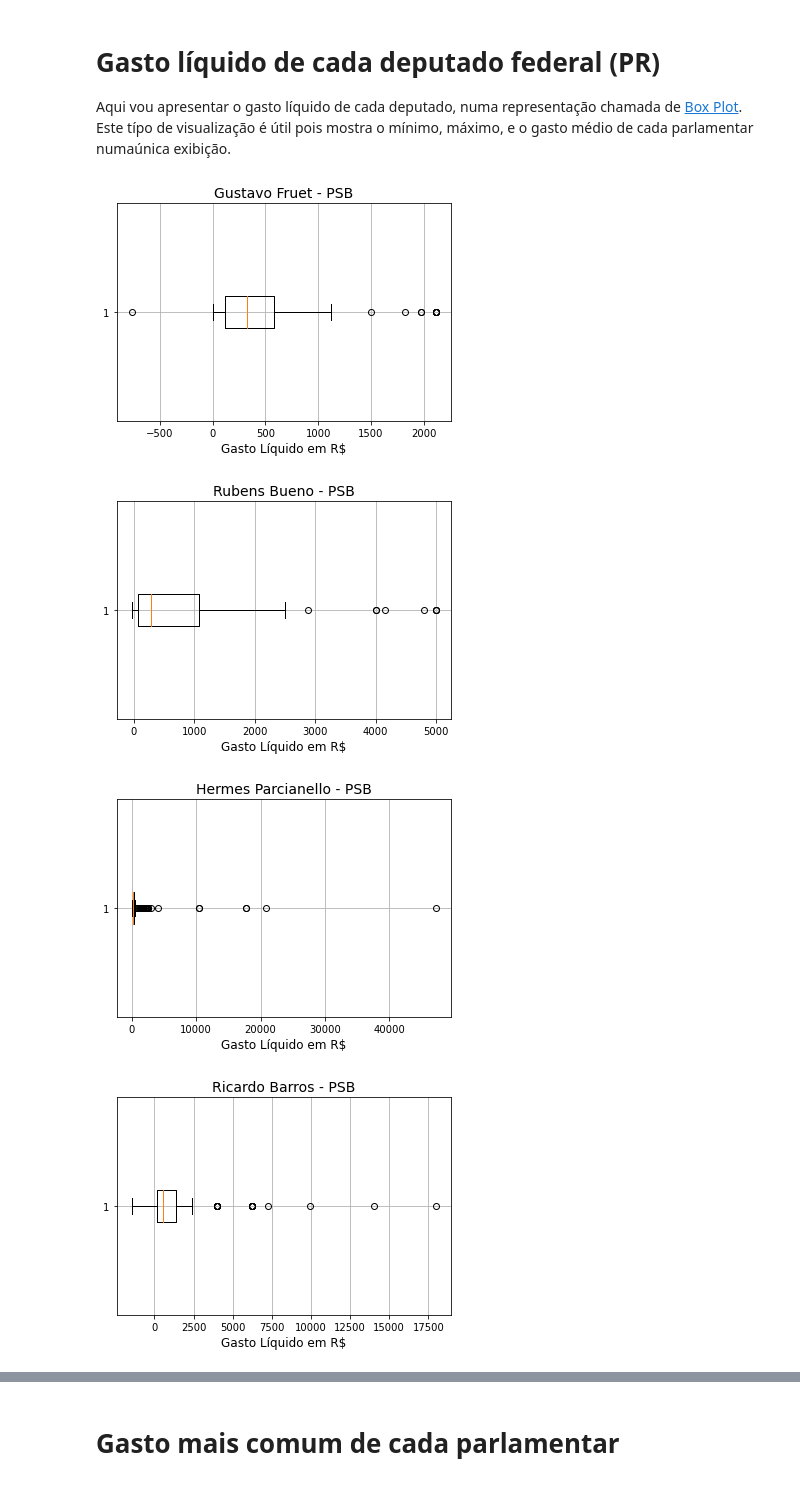
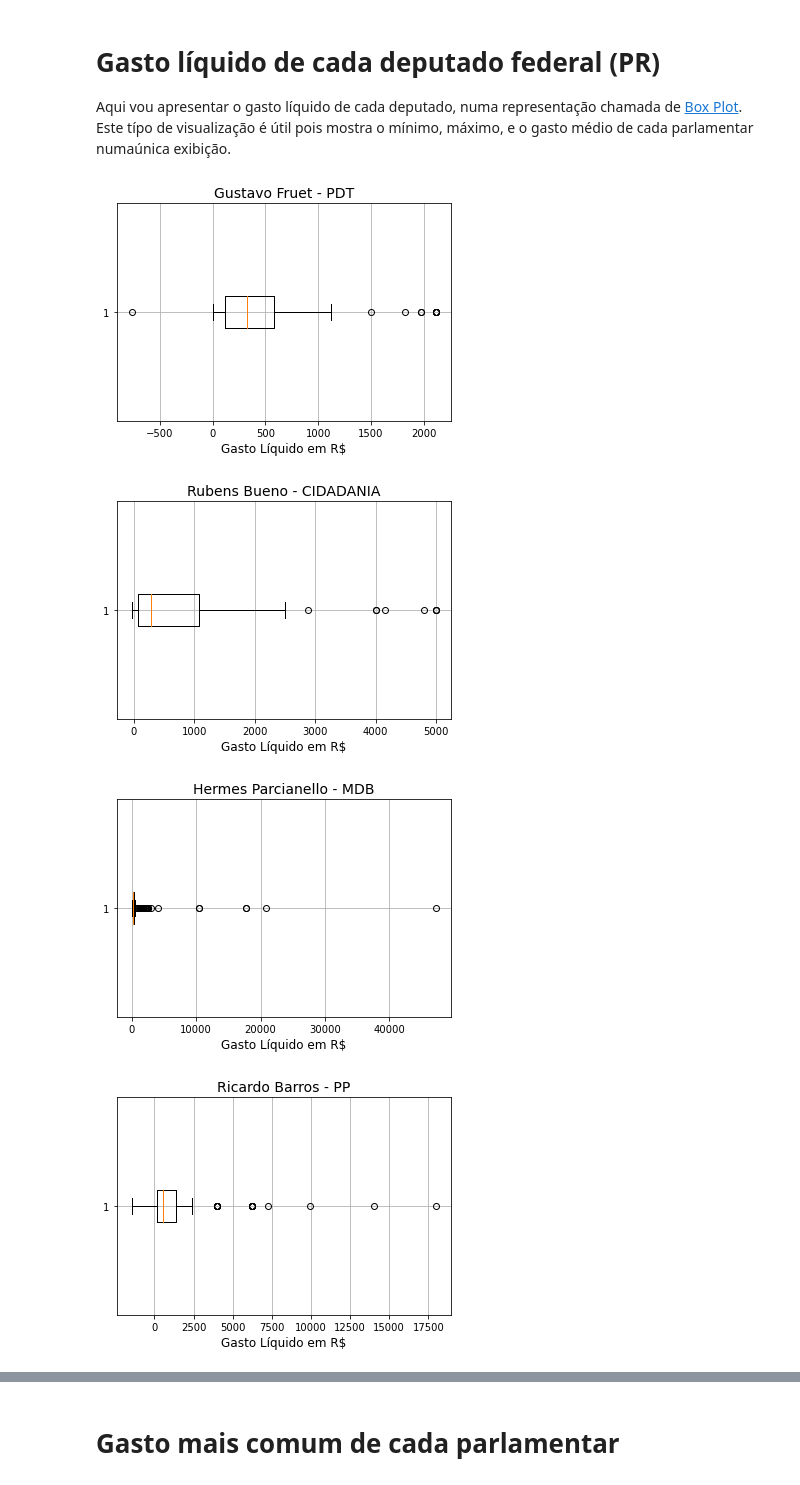
Before and after one commit to ConradBitt/Analise_gasto_parlamentar, a Jupyter notebook: Análise do Custo de Deputados Federais do Paraná.ipynb, the cells around one changed output, grey strips where cells are left out. Cells and saved outputs as stored; diff of their text form; code cells hidden in the pictures.

Commit message:
Corrigindo Nome partidos

```diff
--- a/Análise do Custo de Deputados Federais do Paraná.ipynb
+++ b/Análise do Custo de Deputados Federais do Paraná.ipynb
@@ -55,7 +71,7 @@ Vou criar uma função que retorna o custo do deputado:
 # %%
 def retorna_custo(nome):
     custo = deputados_pr.query('txNomeParlamentar == "'+str(nome)+'"').vlrLiquido
-    return (nome, custo.values)
+    return (nome, custo)
 # %% [markdown]
 Aplicar a função para cada deputado
 # %%
@@ -73,15 +89,16 @@ custo_para_pr = pd.DataFrame(custo_deputados, columns=['Nome','Custo'])
 Aqui vou apresentar o gasto líquido de cada deputado, numa representação chamada de [Box Plot](http://www.portalaction.com.br/estatistica-basica/31-boxplot). Este típo de visualização é útil pois mostra o mínimo, máximo, e o gasto médio de cada parlamentar numaúnica exibição.
 # %%
 for nome in range(len(custo_para_pr.Nome) ):
-    partido = deputados_pr.query('txNomeParlamentar == "'+str("Aliel Machado")+'"').sgPartido.unique()[0]
+    partido = deputados_pr.query('txNomeParlamentar == "'+str(deputados[nome])+'"').sgPartido.unique()[0]
 
     plt.figure()
     plt.boxplot(custo_para_pr.loc[nome].Custo, vert=False)
     plt.title(str(custo_para_pr.Nome[nome] + ' - '+ partido), fontsize=14)
     plt.xlabel("Gasto Líquido em R$", fontsize=12)
     plt.grid(True)
+    plt.show()
 # %% [output]
 [figure]
-[figure, old version]
+[figure, new version]
-[figure, old version]
+[figure, new version]
-[figure, old version]
+[figure, new version]
```
Also changed, not shown: parts of 9 cells of this notebook.
